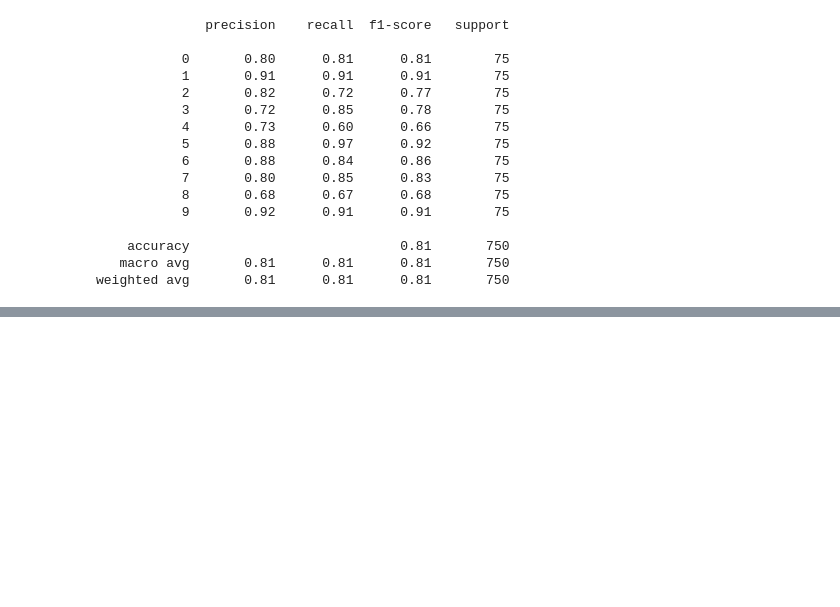
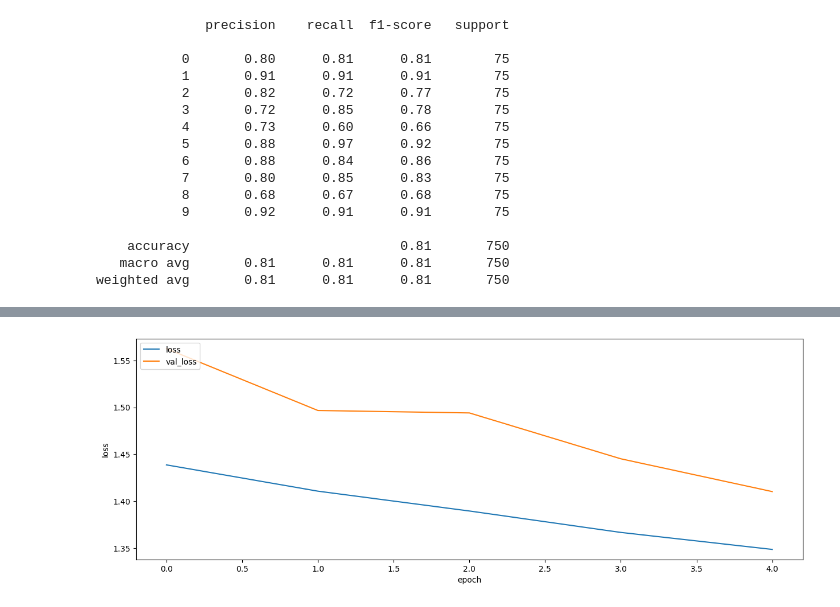
Before and after one commit to michalszc/MusicGenrePrediction, a Jupyter notebook: xception-model.ipynb, the cells around one changed output, grey strips where cells are left out. Drawn from its saved outputs; the diff is of its cells as text; code cells hidden in the pictures; blank space fills up the shorter version.

```diff
--- a/xception-model.ipynb
+++ b/xception-model.ipynb
@@ -352,0 +526,4 @@ weighted avg       0.81      0.81      0.81       750
+# %%
+plot_history(history, metric='loss')
+# %% [output]
+[figure, added]
```
Also changed, not shown: parts of 34 cells of this notebook.
